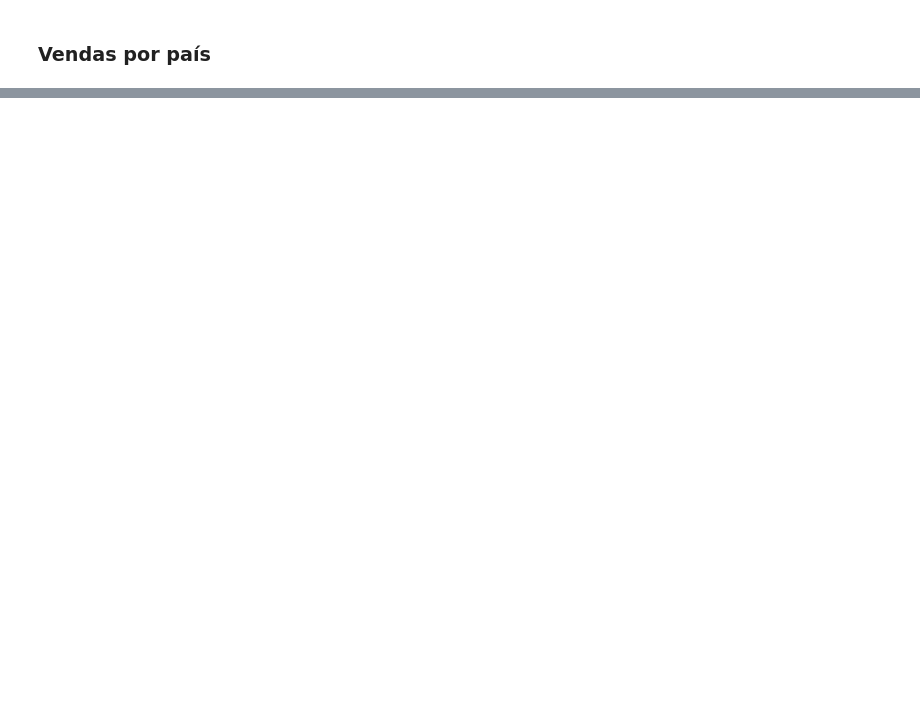
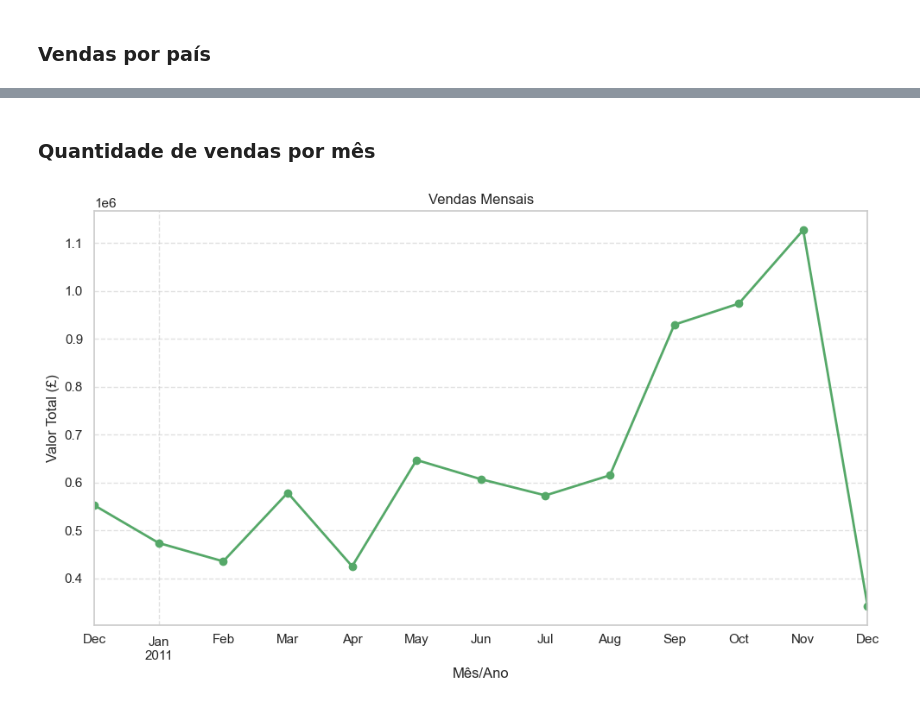
Before and after one commit to P-Lage/analise-vendas-ecommerce, a Jupyter notebook: analise-exploratoria.ipynb, the cells around one changed output, grey strips where cells are left out. Drawn from its saved outputs; the diff is of its cells as text; code cells hidden in the pictures; blank space fills up the shorter version.

```diff
--- a/analise-exploratoria.ipynb
+++ b/analise-exploratoria.ipynb
@@ -50,0 +77,16 @@ plt.show()
+# %% [markdown]
+### Quantidade de vendas por mês
+# %%
+df["MesAno"] = df["InvoiceDate"].dt.to_period("M")
+vendas_mensais = df.groupby("MesAno")["TotalValue"].sum()
+
+vendas_mensais.plot(marker="o", color="#55A868", linewidth=2)
+plt.title("Vendas Mensais")
+plt.xlabel("Mês/Ano")
+plt.ylabel("Valor Total (£)")
+plt.grid(True, linestyle="--", alpha=0.6)
+plt.tight_layout()
+plt.savefig("imagens/vendas_mensais.png", dpi=300)
+plt.show()
+# %% [output]
+[figure, added]
```
Also changed, not shown: parts of 10 cells of this notebook, 1 other file.
